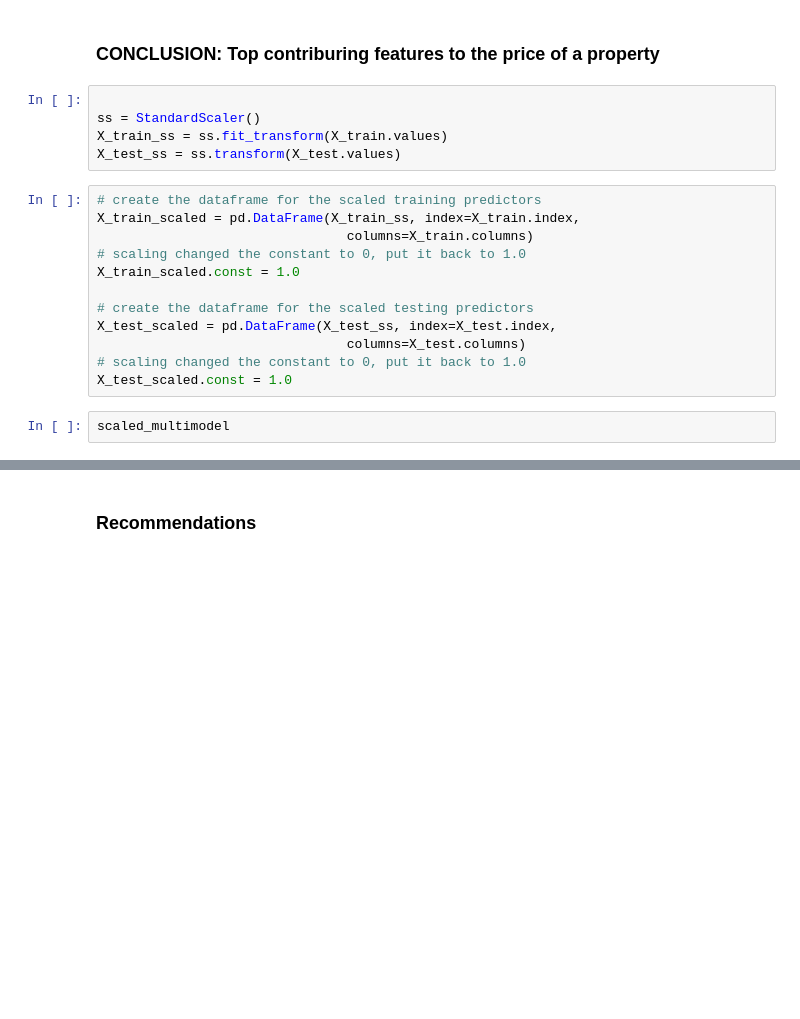
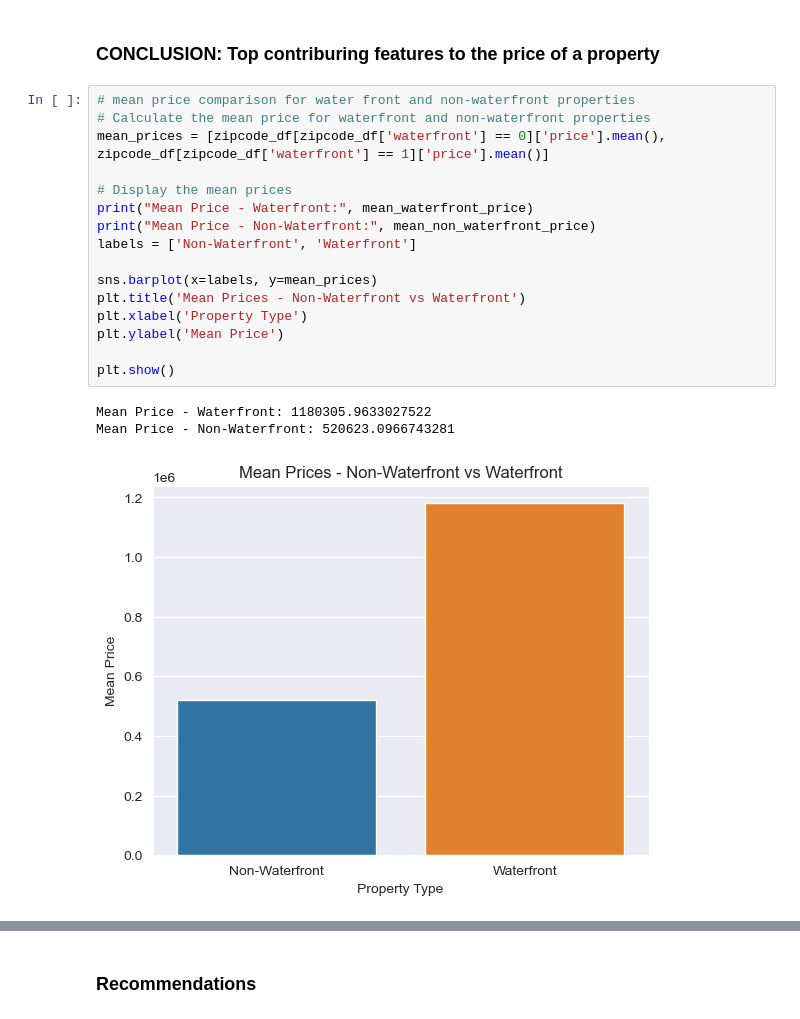
Before and after one commit to kafura0/House_Price_Prediction_KingCounty, a Jupyter notebook: student.ipynb, the cells around one changed output, grey strips where cells are left out. Cells and saved outputs as stored; diff of their text form; blank space fills up the shorter version.

```diff
--- a/student.ipynb
+++ b/student.ipynb
@@ -1048,22 +1051,23 @@ ax.set_xticklabels(ax.get_xticklabels(), rotation=45);
 The east area appears to be the obvious victor in this comparison of regional average property prices. The average price in the south regions is less than half that in the east, while Seattle and the north area are quite comparable to the county average (and to one another).
 # %% [markdown]
 ### CONCLUSION: Top contriburing features to the price of a property
-# %%
-
-ss = StandardScaler()
-X_train_ss = ss.fit_transform(X_train.values)
-X_test_ss = ss.transform(X_test.values)
-# %%
-# create the dataframe for the scaled training predictors
-X_train_scaled = pd.DataFrame(X_train_ss, index=X_train.index,
-                                columns=X_train.columns)
-# scaling changed the constant to 0, put it back to 1.0
-X_train_scaled.const = 1.0
-
-# create the dataframe for the scaled testing predictors
-X_test_scaled = pd.DataFrame(X_test_ss, index=X_test.index,
-                                columns=X_test.columns)
-# scaling changed the constant to 0, put it back to 1.0
-X_test_scaled.const = 1.0
-# %%
-scaled_multimodel
+# %%
+# mean price comparison for water front and non-waterfront properties
+# Calculate the mean price for waterfront and non-waterfront properties
+mean_prices = [zipcode_df[zipcode_df['waterfront'] == 0]['price'].mean(), zipcode_df[zipcode_df['waterfront'] == 1]['price'].mean()]
+
+# Display the mean prices
+print("Mean Price - Waterfront:", mean_waterfront_price)
+print("Mean Price - Non-Waterfront:", mean_non_waterfront_price)
+labels = ['Non-Waterfront', 'Waterfront']
+
+sns.barplot(x=labels, y=mean_prices)
+plt.title('Mean Prices - Non-Waterfront vs Waterfront')
+plt.xlabel('Property Type')
+plt.ylabel('Mean Price')
+
+plt.show()
+# %% [output]
+Mean Price - Waterfront: 1180305.9633027522
+Mean Price - Non-Waterfront: 520623.0966743281
+[figure, added]
```
Also changed, not shown: parts of 5 cells of this notebook.
